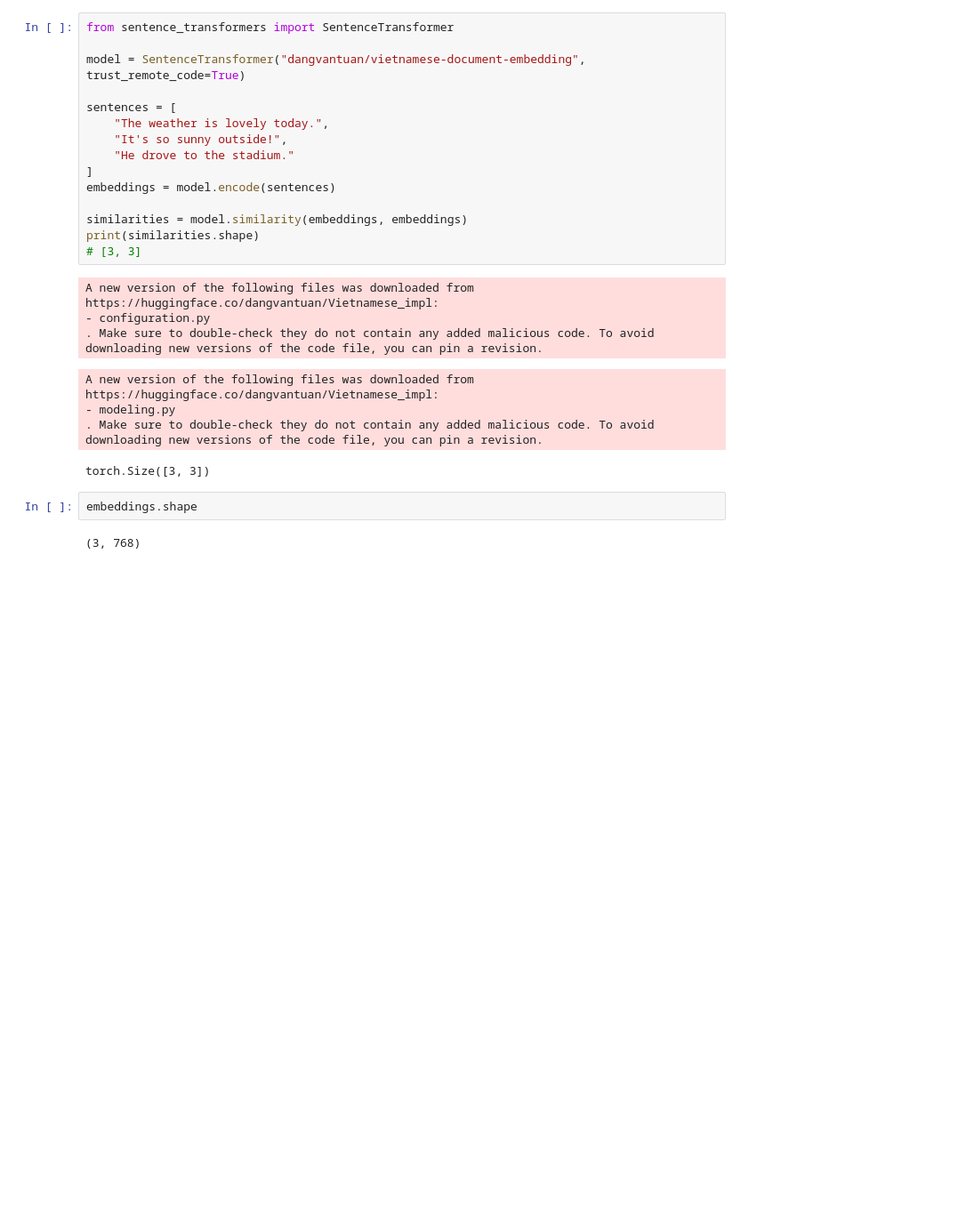
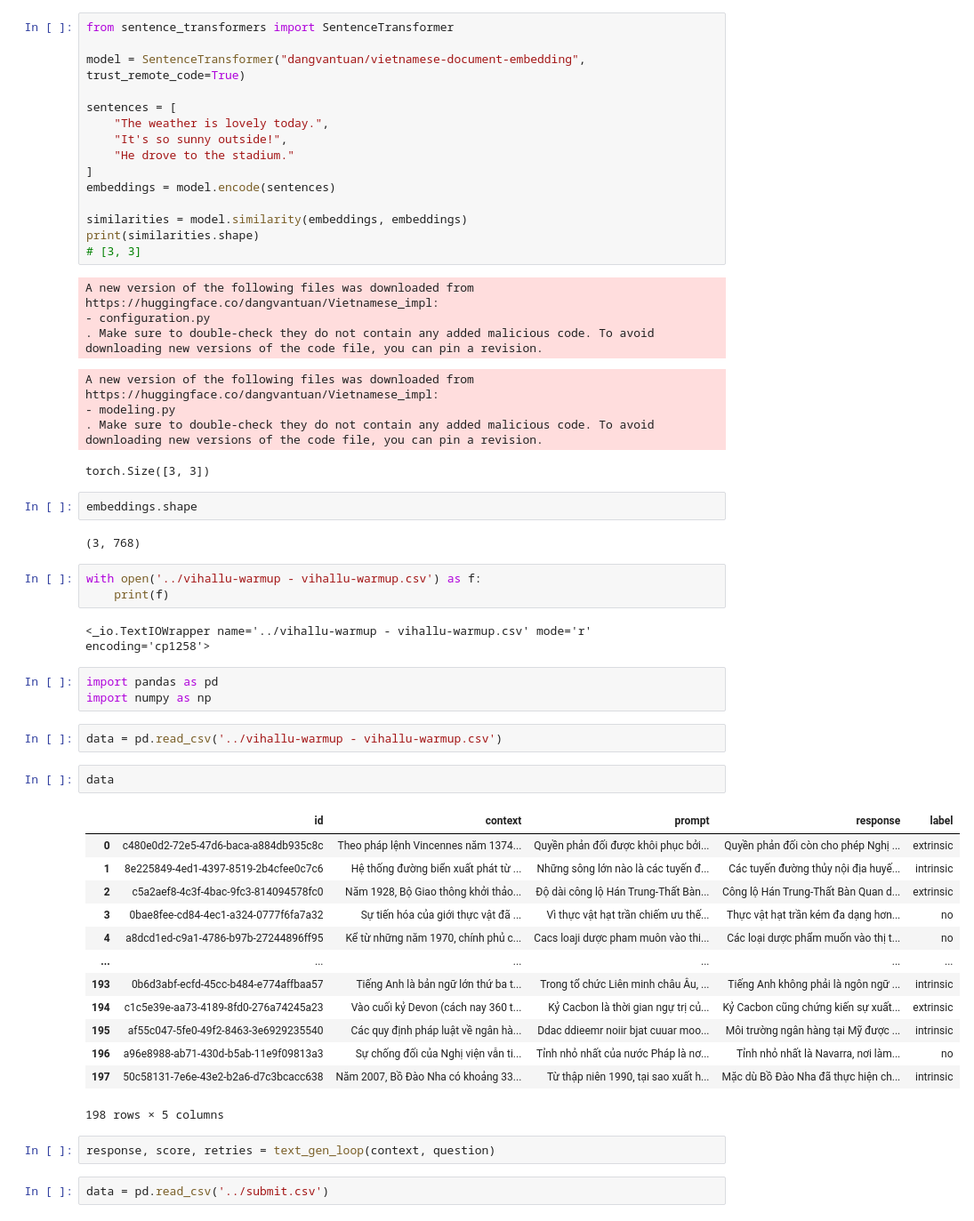
Before and after one commit to datnguyen305/llm, a Jupyter notebook: notebooks/llm.ipynb, the cells around one changed output. Shown: that part at 89% size. Saved outputs shown, nothing was run; the diff lists cells and outputs as text; blank space fills up the shorter version.

```diff
--- a/notebooks/llm.ipynb
+++ b/notebooks/llm.ipynb
@@ -153,3 +153,33 @@ torch.Size([3, 3])
 embeddings.shape
 # %% [output]
 (3, 768)
+# %%
+with open('../vihallu-warmup - vihallu-warmup.csv') as f:
+    print(f)
+# %% [output]
+<_io.TextIOWrapper name='../vihallu-warmup - vihallu-warmup.csv' mode='r' encoding='cp1258'>
+# %%
+import pandas as pd
+import numpy as np
+# %%
+data = pd.read_csv('../vihallu-warmup - vihallu-warmup.csv')
+# %%
+data
+# %% [output]
+|  | id | context | prompt | response | label |
+| 0 | c480e0d2-72e5-47d6-baca-a884db935c8c | Theo pháp lệnh Vincennes năm 1374... | Quyền phản đối được khôi phục bởi... | Quyền phản đối còn cho phép Nghị ... | extrinsic |
+| 1 | 8e225849-4ed1-4397-8519-2b4cfee0c7c6 | Hệ thống đường biển xuất phát từ ... | Những sông lớn nào là các tuyến đ... | Các tuyến đường thủy nội địa huyế... | intrinsic |
+| 2 | c5a2aef8-4c3f-4bac-9fc3-814094578fc0 | Năm 1928, Bộ Giao thông khởi thảo... | Độ dài công lộ Hán Trung-Thất Bàn... | Công lộ Hán Trung-Thất Bàn Quan d... | extrinsic |
+| 3 | 0bae8fee-cd84-4ec1-a324-0777f6fa7a32 | Sự tiến hóa của giới thực vật đã ... | Vì thực vật hạt trần chiếm ưu thế... | Thực vật hạt trần kém đa dạng hơn... | no |
+| 4 | a8dcd1ed-c9a1-4786-b97b-27244896ff95 | Kể từ những năm 1970, chính phủ c... | Cacs loaji dược pham muôn vào thi... | Các loại dược phẩm muốn vào thị t... | no |
+| ... | ... | ... | ... | ... | ... |
+| 193 | 0b6d3abf-ecfd-45cc-b484-e774affbaa57 | Tiếng Anh là bản ngữ lớn thứ ba t... | Trong tổ chức Liên minh châu Âu, ... | Tiếng Anh không phải là ngôn ngữ ... | intrinsic |
+| 194 | c1c5e39e-aa73-4189-8fd0-276a74245a23 | Vào cuối kỷ Devon (cách nay 360 t... | Kỷ Cacbon là thời gian ngự trị củ... | Kỷ Cacbon cũng chứng kiến sự xuất... | extrinsic |
+| 195 | af55c047-5fe0-49f2-8463-3e6929235540 | Các quy định pháp luật về ngân hà... | Ddac ddieemr noiir bjat cuuar moo... | Môi trường ngân hàng tại Mỹ được ... | intrinsic |
+| 196 | a96e8988-ab71-430d-b5ab-11e9f09813a3 | Sự chống đối của Nghị viện vẫn ti... | Tỉnh nhỏ nhất của nước Pháp là nơ... | Tỉnh nhỏ nhất là Navarra, nơi làm... | no |
+| 197 | 50c58131-7e6e-43e2-b2a6-d7c3bcacc638 | Năm 2007, Bồ Đào Nha có khoảng 33... | Từ thập niên 1990, tại sao xuất h... | Mặc dù Bồ Đào Nha đã thực hiện ch... | intrinsic |
+198 rows × 5 columns
+# %%
+response, score, retries = text_gen_loop(context, question)
+# %%
+data = pd.read_csv('../submit.csv')
```
Also changed, not shown: parts of 1 cell of this notebook, 8 other files.
